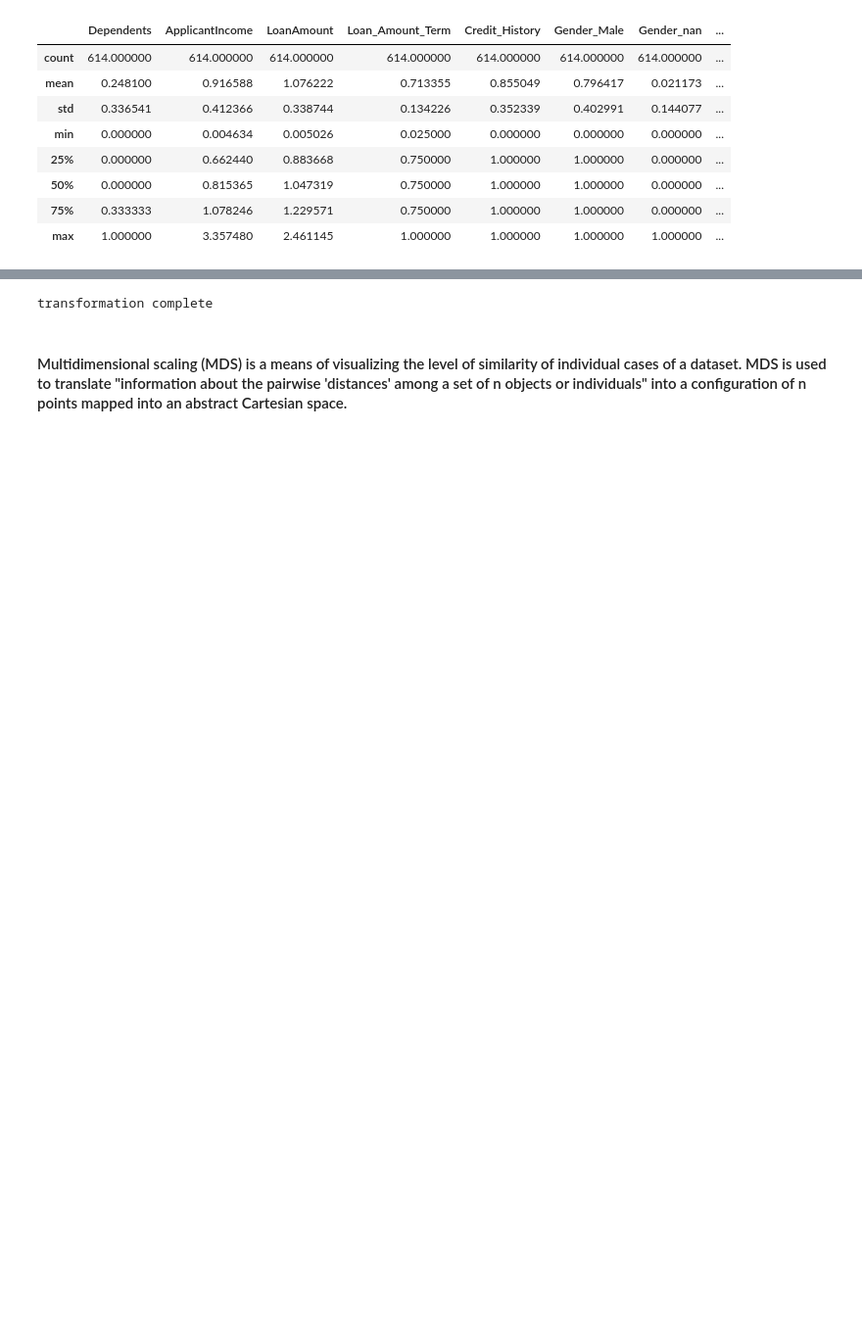
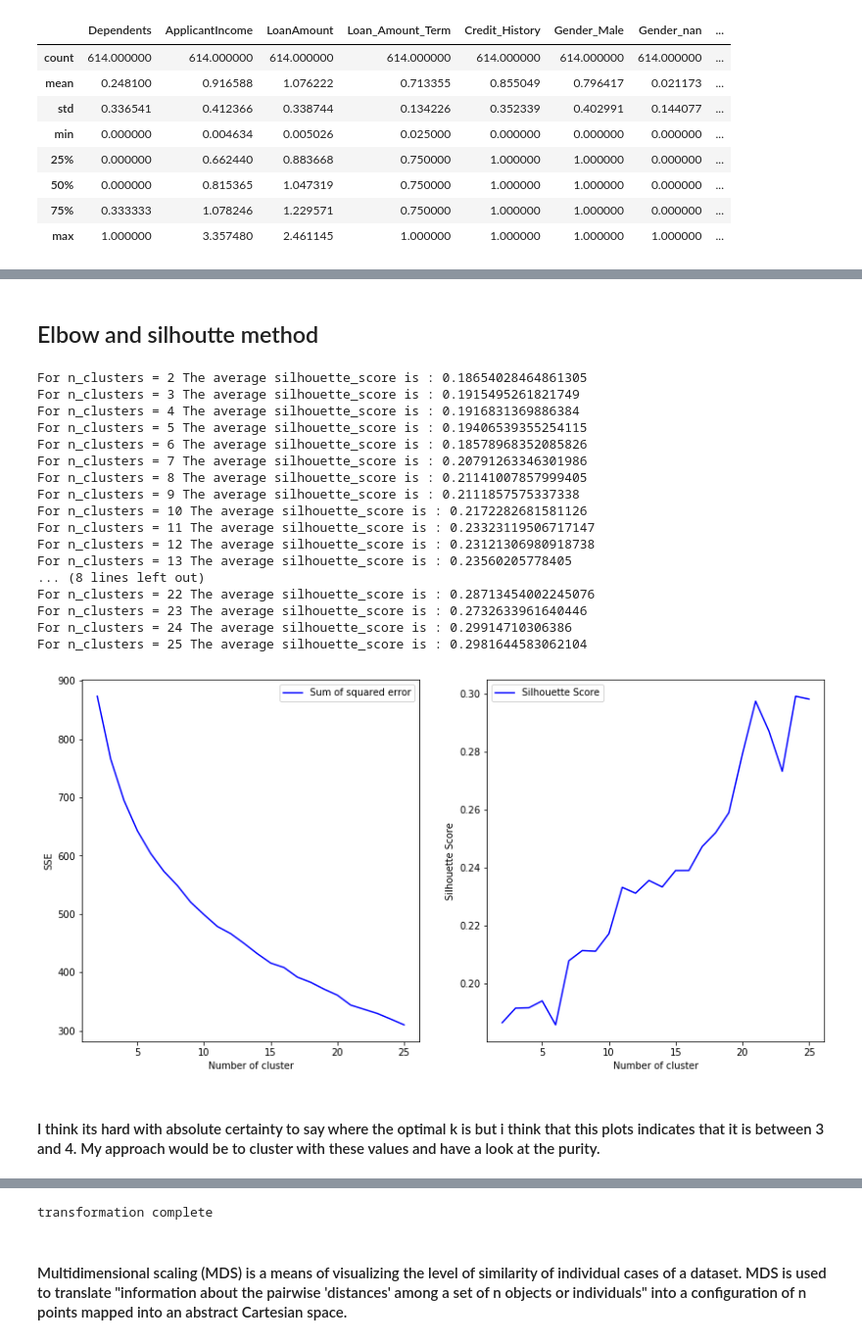
Before and after one commit to 110900/dmdm, a Jupyter notebook: etivity-3dm.ipynb, the cells around one changed output, grey strips where cells are left out. Shown at 98% size. Cells and saved outputs as stored; diff of their text form; code cells hidden in the pictures; blank space fills up the shorter version.

```diff
--- a/etivity-3dm.ipynb
+++ b/etivity-3dm.ipynb
@@ -85 +86,51 @@ plt.show()
+# %% [markdown]
+## Elbow and silhoutte method
+# %%
+from sklearn.metrics import silhouette_score
+range_n_clusters = [2, 3, 4, 5, 6,7,8,9,10,11,12,13,14,15,16,17,18,19,20,21,22,23,24,25]
+elbow = []
+ss = []
+for n_clusters in range_n_clusters:
+   #iterating through cluster sizes
+   clusterer = KMeans(n_clusters = n_clusters, random_state=42)
+   cluster_labels = clusterer.fit_predict(data)
+   #Finding the average silhouette score
+   silhouette_avg = silhouette_score(data, cluster_labels)
+   ss.append(silhouette_avg)
+   print("For n_clusters =", n_clusters,"The average silhouette_score is :", silhouette_avg)
+   #Finding the average SSE"
+   elbow.append(clusterer.inertia_) # Inertia: Sum of distances of samples to their closest cluster center
+fig = plt.figure(figsize=(14,7))
+fig.add_subplot(121)
+plt.plot(range_n_clusters, elbow,'b-',label='Sum of squared error')
+plt.xlabel("Number of cluster")
+plt.ylabel("SSE")
+plt.legend()
+fig.add_subplot(122)
+plt.plot(range_n_clusters, ss,'b-',label='Silhouette Score')
+plt.xlabel("Number of cluster")
+plt.ylabel("Silhouette Score")
+plt.legend()
+plt.show()
+# %% [output]
+For n_clusters = 2 The average silhouette_score is : 0.18654028464861305
+For n_clusters = 3 The average silhouette_score is : 0.1915495261821749
+For n_clusters = 4 The average silhouette_score is : 0.1916831369886384
+For n_clusters = 5 The average silhouette_score is : 0.19406539355254115
+For n_clusters = 6 The average silhouette_score is : 0.18578968352085826
+For n_clusters = 7 The average silhouette_score is : 0.20791263346301986
+For n_clusters = 8 The average silhouette_score is : 0.21141007857999405
+For n_clusters = 9 The average silhouette_score is : 0.2111857575337338
+For n_clusters = 10 The average silhouette_score is : 0.2172282681581126
+For n_clusters = 11 The average silhouette_score is : 0.23323119506717147
+For n_clusters = 12 The average silhouette_score is : 0.23121306980918738
+For n_clusters = 13 The average silhouette_score is : 0.23560205778405
+... (8 lines left out)
+For n_clusters = 22 The average silhouette_score is : 0.28713454002245076
+For n_clusters = 23 The average silhouette_score is : 0.2732633961640446
+For n_clusters = 24 The average silhouette_score is : 0.29914710306386
+For n_clusters = 25 The average silhouette_score is : 0.2981644583062104
+[figure, added]
+# %% [markdown]
+####  I think its hard with absolute certainty to say where the optimal k is but i think that this plots indicates that it is between 3 and 4. My approach would be to cluster with these values and have a look at the purity.
 # %% [markdown]
```
Also changed, not shown: parts of 41 cells of this notebook.
